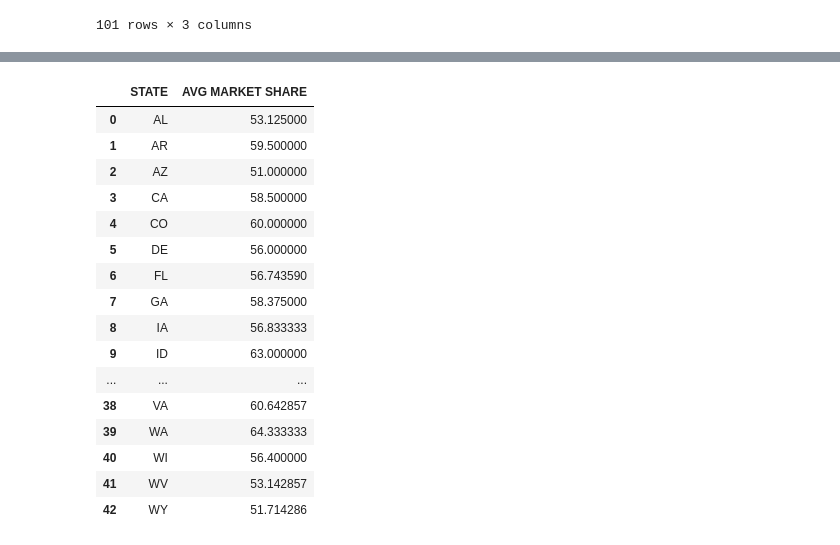
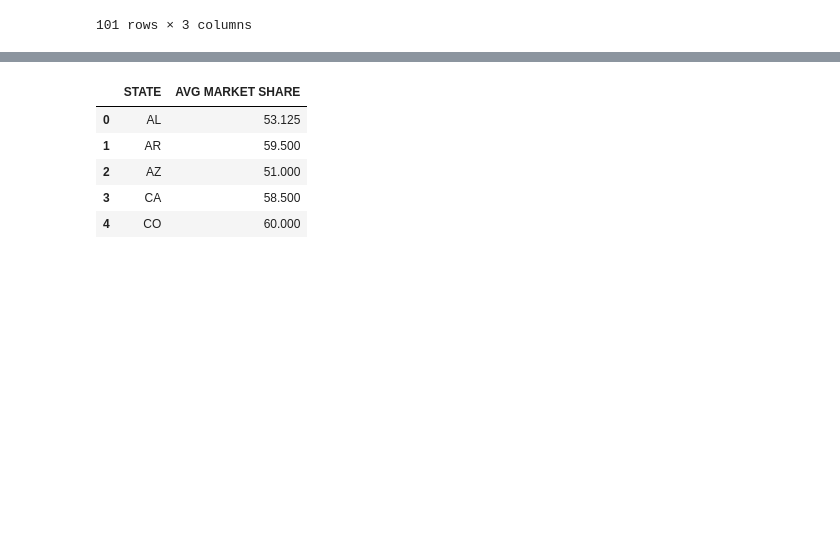
Before and after one commit to beckyydo/Project-2, a Jupyter notebook: MergeData4and6.ipynb, the cells around one changed output, grey strips where cells are left out. Saved outputs shown, nothing was run; the diff lists cells and outputs as text; code cells hidden in the pictures; blank space fills up the shorter version.

```diff
--- a/MergeData4and6.ipynb
+++ b/MergeData4and6.ipynb
@@ -389,22 +368,11 @@ store_count
 # %%
 #Determine the average market share for each state
 marketShare = pd.DataFrame(states['MARKET_SHARE'].agg(np.mean).reset_index(name='AVG MARKET SHARE'))
-marketShare
+marketShare.head()
 # %% [output]
 |  | STATE | AVG MARKET SHARE |
-| 0 | AL | 53.125000 |
-| 1 | AR | 59.500000 |
-| 2 | AZ | 51.000000 |
-| 3 | CA | 58.500000 |
-| 4 | CO | 60.000000 |
-| 5 | DE | 56.000000 |
-| 6 | FL | 56.743590 |
-| 7 | GA | 58.375000 |
-| 8 | IA | 56.833333 |
-| 9 | ID | 63.000000 |
-| ... | ... | ... |
-| 38 | VA | 60.642857 |
-| 39 | WA | 64.333333 |
-| 40 | WI | 56.400000 |
-| 41 | WV | 53.142857 |
-| 42 | WY | 51.714286 |
+| 0 | AL | 53.125 |
+| 1 | AR | 59.500 |
+| 2 | AZ | 51.000 |
+| 3 | CA | 58.500 |
+| 4 | CO | 60.000 |
```
Also changed, not shown: parts of 5 cells of this notebook.
